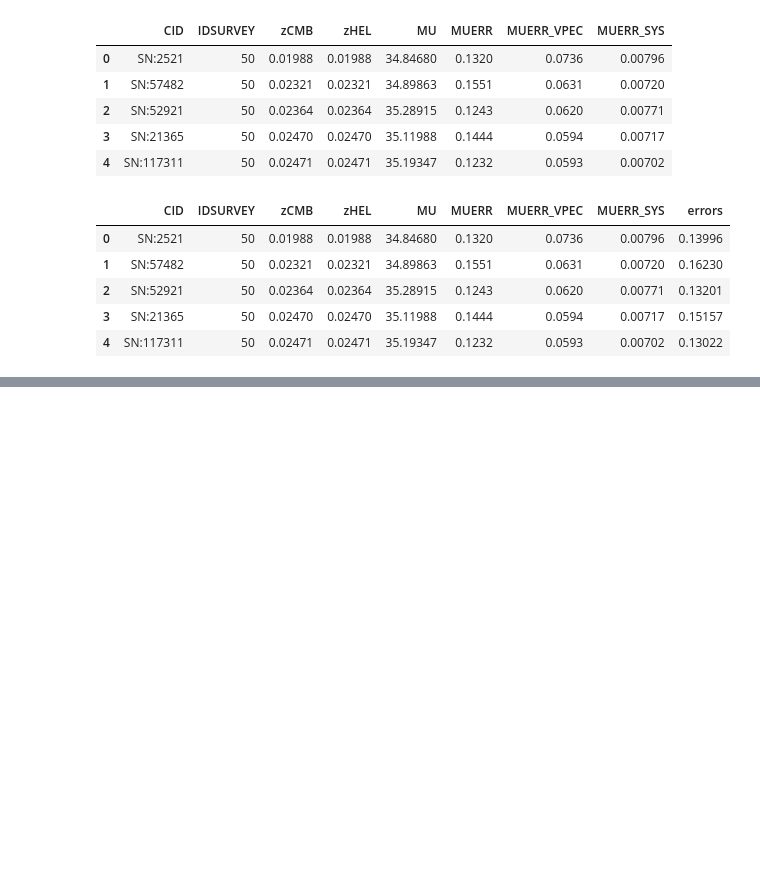
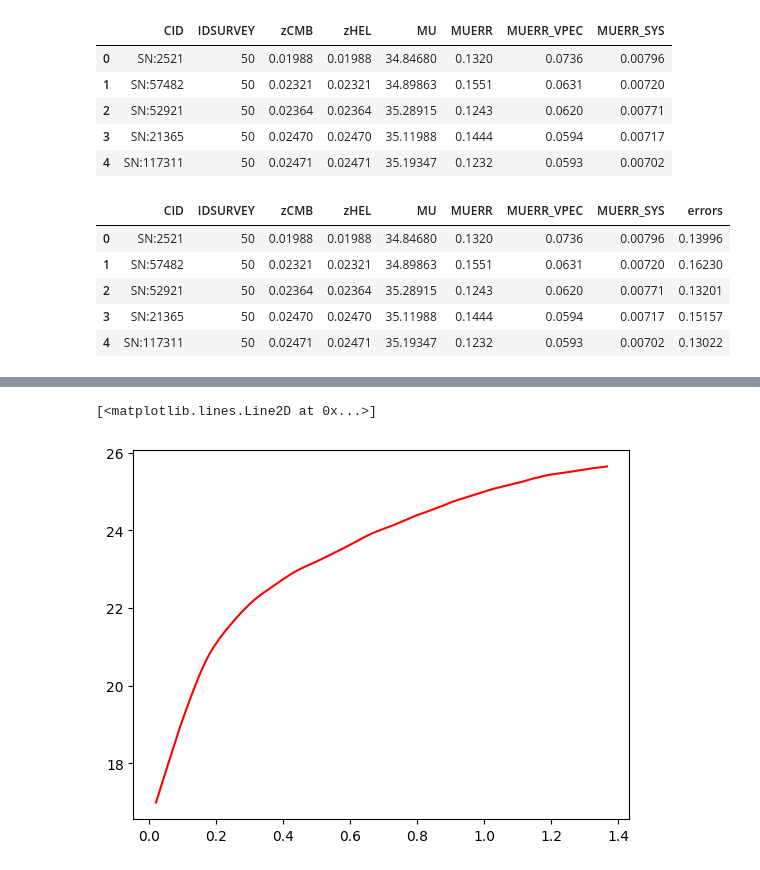
Before and after one commit to igomezv/LSST_DE_neural_reconstruction, a Jupyter notebook: Ayan/Load_large_model_PLOT_Update.ipynb, the cells around one changed output, grey strips where cells are left out. Cells and saved outputs as stored; diff of their text form; code cells hidden in the pictures; blank space fills up the shorter version.

Commit message:
update Ayan plots

```diff
--- a/Ayan/Load_large_model_PLOT_Update.ipynb
+++ b/Ayan/Load_large_model_PLOT_Update.ipynb
@@ -183,0 +210,14 @@ plt.tight_layout();
+# %%
+f_interpolated = interp1d(z_or.flatten(), prediction_mc_dropout[:,0]-19, kind='linear')
+#f_interpolated = interp1d(z_or.flatten(), prediction_mc_dropout[:,0]-19, kind='linear', fill_value="extrapolate")
+
+# Create finer x-values for smoother plotting
+z_fine = np.linspace(min(z_or), max(z_or), 1000)
+y_fine_interpolated = f_interpolated(z_fine)
+
+# Apply lowess smoothing
+smoothed = lowess(y_fine_interpolated.flatten(), z_fine.flatten(), frac=0.1)
+plt.plot(smoothed[:, 0], smoothed[:, 1], 'r-', label="Best-fit (interp1d + lowess)")
+# %% [output]
+[<matplotlib.lines.Line2D at 0x...>]
+[figure, added]
```
Also changed, not shown: parts of 19 cells of this notebook.
